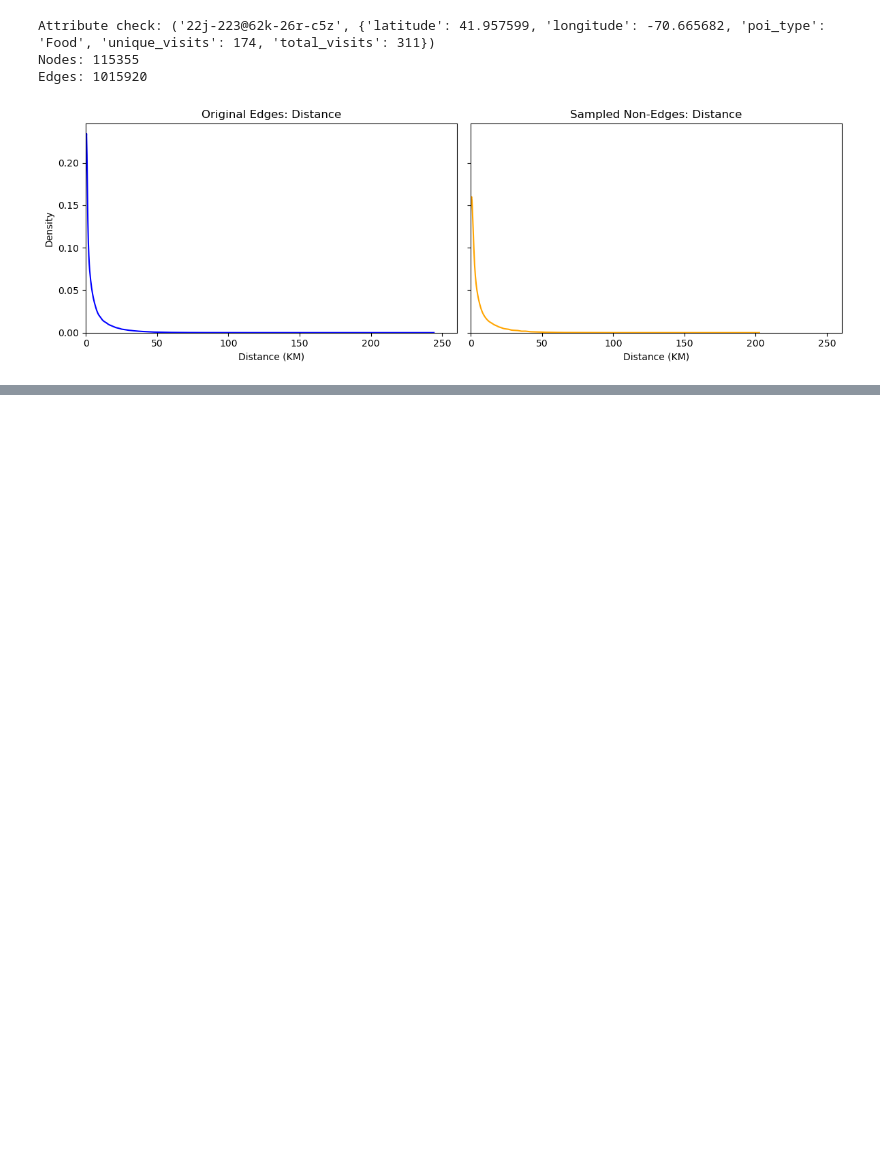
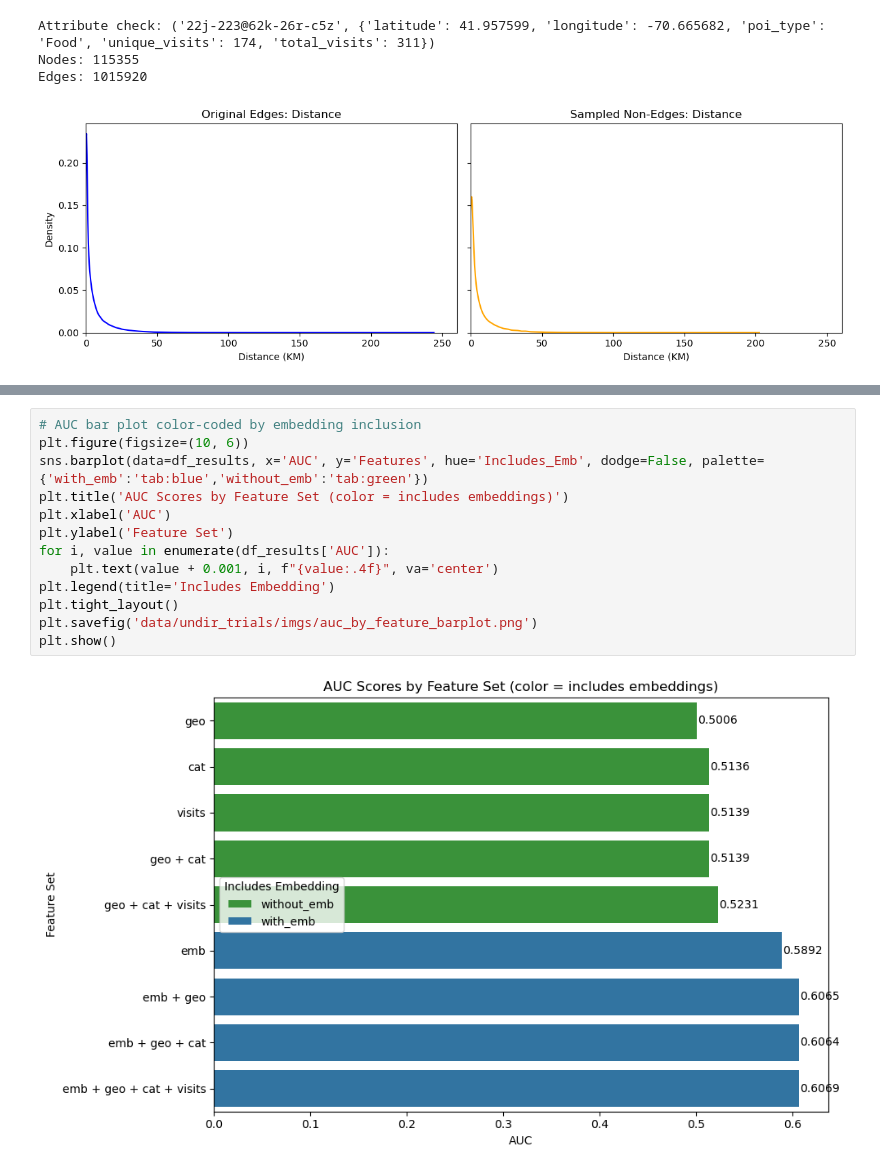
Before and after one commit to caleb-chandler/dependency-link-prediction, a Jupyter notebook: analysis.ipynb, the cells around one changed output, grey strips where cells are left out. Cells and saved outputs as stored; diff of their text form; blank space fills up the shorter version.

```diff
--- a/analysis.ipynb
+++ b/analysis.ipynb
@@ -834,0 +834,15 @@ emb + geo + cat + visits 0.6052
+# %%
+# AUC bar plot color-coded by embedding inclusion
+plt.figure(figsize=(10, 6))
+sns.barplot(data=df_results, x='AUC', y='Features', hue='Includes_Emb', dodge=False, palette={'with_emb':'tab:blue','without_emb':'tab:green'})
+plt.title('AUC Scores by Feature Set (color = includes embeddings)')
+plt.xlabel('AUC')
+plt.ylabel('Feature Set')
+for i, value in enumerate(df_results['AUC']):
+    plt.text(value + 0.001, i, f"{value:.4f}", va='center')
+plt.legend(title='Includes Embedding')
+plt.tight_layout()
+plt.savefig('data/undir_trials/imgs/auc_by_feature_barplot.png')
+plt.show()
+# %% [output]
+[figure, added]
```
Also changed, not shown: parts of 1 cell of this notebook, 1 other file.
